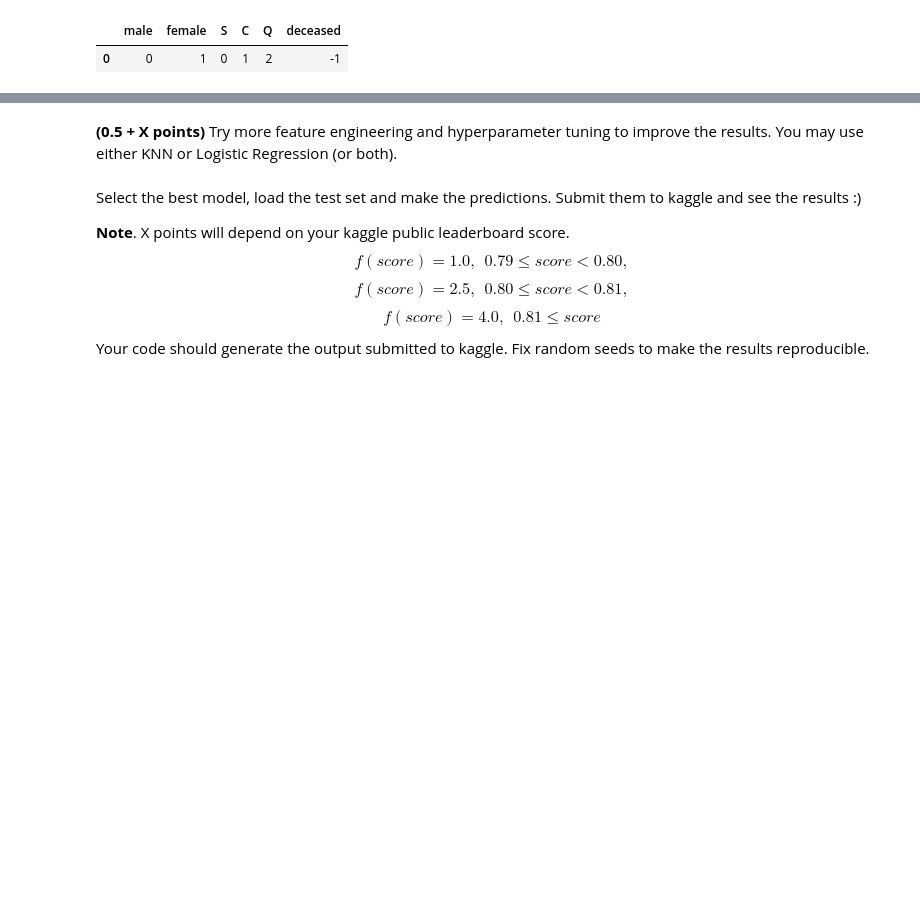
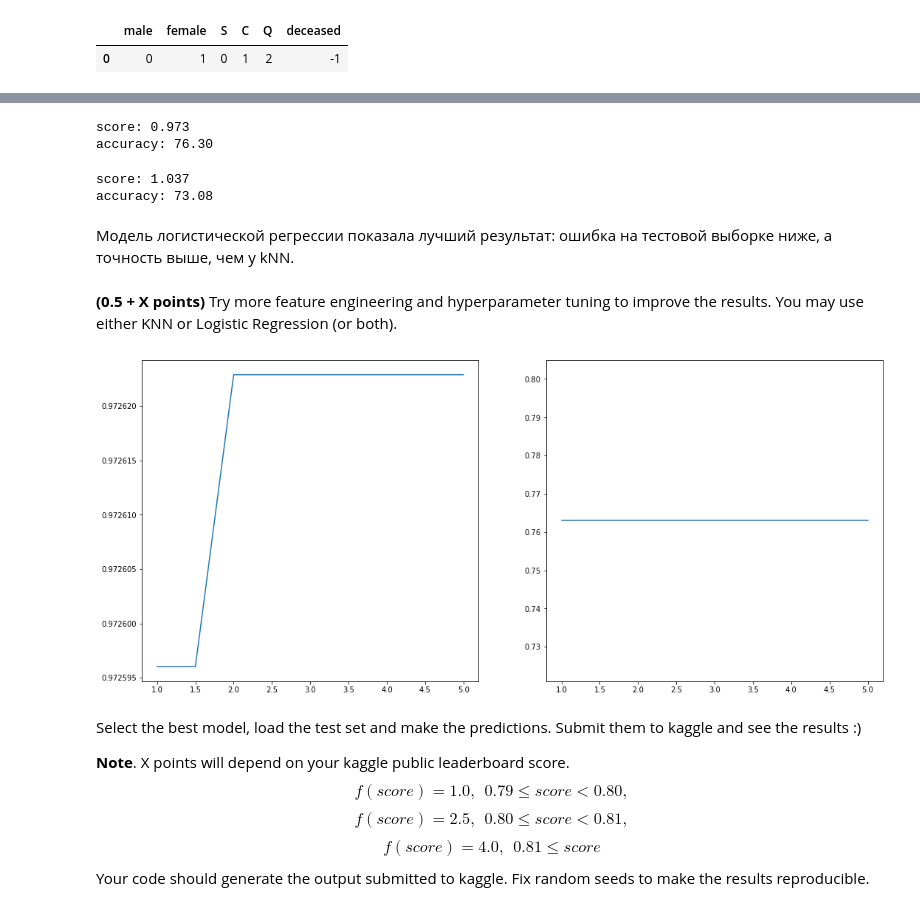
Before and after one commit to LaSegadora/rsschool_5_classification_linear_knn, a Jupyter notebook: hw_classification.ipynb, the cells around one changed output, grey strips where cells are left out. Cells and saved outputs as stored; diff of their text form; code cells hidden in the pictures; blank space fills up the shorter version.

```diff
--- a/hw_classification.ipynb
+++ b/hw_classification.ipynb
@@ -751,4 +752,4 @@ data_.replace({0:-1,'male':[0],'female':[1],'S':[0],'C':[1],'Q':[2]},inplace=Tru
 # %%
 X = data_[['Sex','Age','Pclass','Embarked']].to_numpy()
 y = data_['Survived'].to_numpy()
-#X_train, X_test, y_train, y_test = train_test_split(X, y, test_size=0.2, shuffle=True, random_state=42)
+X_train, X_test, y_train, y_test = train_test_split(X, y, test_size=0.2, shuffle=True, random_state=42)
@@ -775,5 +756,40 @@ plot_fitting_graph(DEGREES, rmse_train, rmse_valid, xlabel='Complexity (degree)'
+# %%
+model_log = LogisticRegression(class_weight='balanced')
+results = cross_validate(model_log,X_train,y_train,cv=5,return_train_score=True,scoring='neg_root_mean_squared_error')
+model_log.fit(X_train,y_train)
+print(f'score: {-results["test_score"].mean():.3f}')
+print(f'accuracy: {metrics.accuracy_score(y_pred=model_log.predict(X_test), y_true=y_test)*100:.2f}')
+# %% [output]
+score: 0.973
+accuracy: 76.30
+# %%
+model_knn = KNeighborsClassifier(n_neighbors=5, weights='distance')
+results = cross_validate(model_knn,X_train,y_train,cv=5,return_train_score=True,scoring='neg_root_mean_squared_error')
+model_knn.fit(X_train,y_train)
+print(f'score: {-results["test_score"].mean():.3f}')
+print(f'accuracy: {metrics.accuracy_score(y_pred=model_knn.predict(X_test), y_true=y_test)*100:.2f}')
+# %% [output]
+score: 1.037
+accuracy: 73.08
+# %% [markdown]
+Модель логистической регрессии показала лучший результат: ошибка на тестовой выборке ниже, а точность выше, чем у kNN.
 # %% [markdown]
 **(0.5 + X points)** Try more feature engineering and hyperparameter tuning to improve the results. You may use either KNN or Logistic Regression (or both).
+# %%
+scores, accuracies = [], []
+Cs = 0.5*np.arange(2,11)
+for C in Cs:
+    model_log = LogisticRegression(C=C)
+    results = cross_validate(model_log,X_train,y_train,cv=5,return_train_score=True,scoring='neg_root_mean_squared_error')
+    model_log.fit(X_train,y_train)
+    scores.append(-results["test_score"].mean())
+    accuracies.append(metrics.accuracy_score(y_pred=model_log.predict(X_test), y_true=y_test))
+_, ax = plt.subplots(1,2,figsize=(18,8))
+ax[0].plot(Cs,scores)
+ax[1].plot(Cs,accuracies)
+plt.show()
+# %% [output]
+[figure, added]
 # %% [markdown]
 Select the best model, load the test set and make the predictions. Submit them to kaggle and see the results :)
 
```
Also changed, not shown: parts of 5 cells of this notebook.
